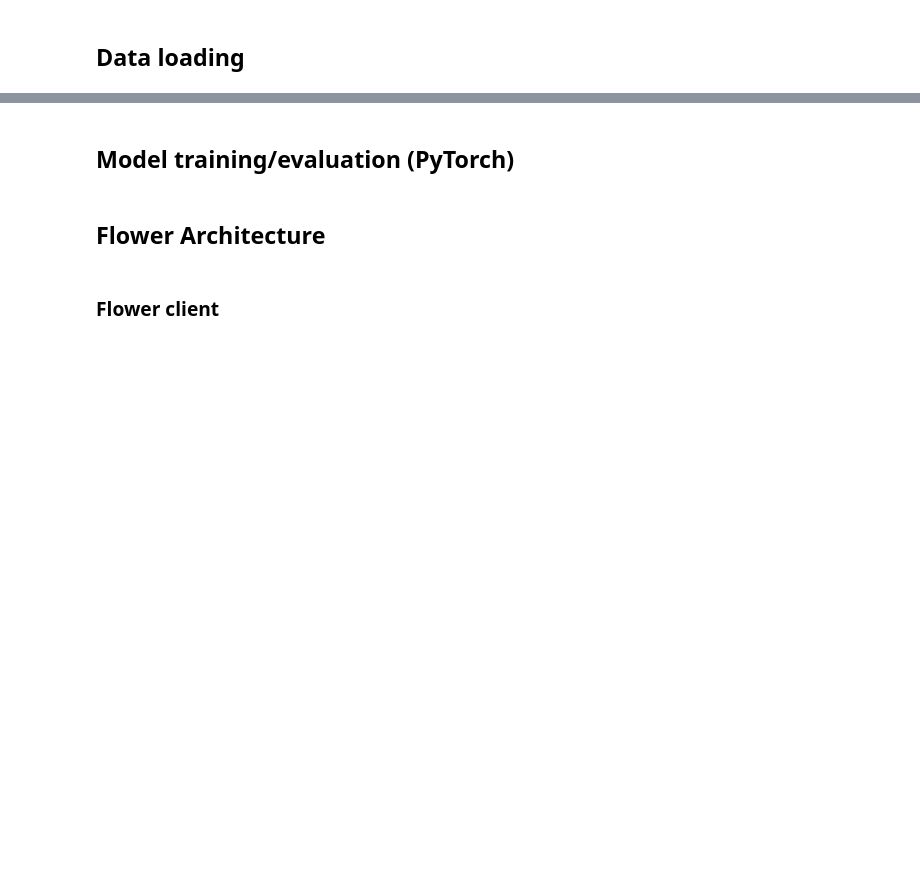
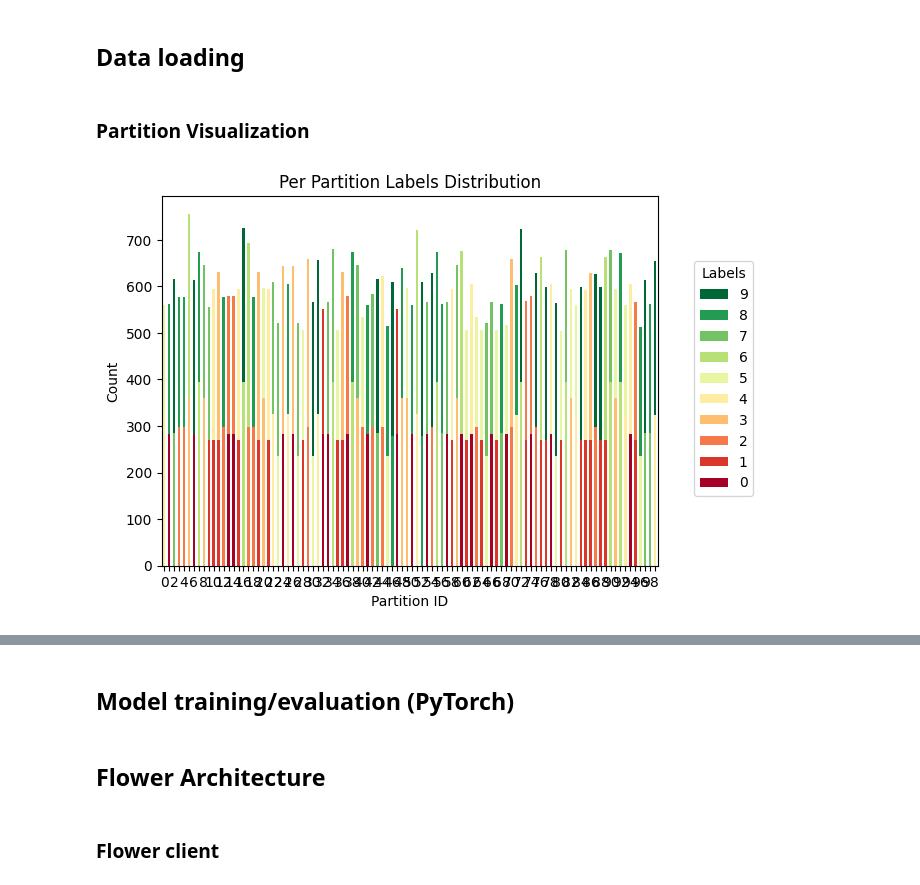
Before and after one commit to artsasse/fedkan, a Jupyter notebook: Flower_MNIST_MLP.ipynb, the cells around one changed output, grey strips where cells are left out. Cells and saved outputs as stored; diff of their text form; code cells hidden in the pictures; blank space fills up the shorter version.

```diff
--- a/Flower_MNIST_MLP.ipynb
+++ b/Flower_MNIST_MLP.ipynb
@@ -63,5 +76,25 @@ Flower 1.11.0 / PyTorch 2.4.0+cu121
 # %% [markdown]
 ## Data loading
+# %%
+def create_flower_dataset():
+
+    # Following FedProx and FedAvg partition scheme
+    partitioner = PathologicalPartitioner(
+        num_partitions=NUM_PARTITIONS,
+        partition_by="label",
+        num_classes_per_partition=2,
+        shuffle=True,
+        seed=SEED
+        )
+
+    fds = FederatedDataset(
+        dataset="mnist",
+        partitioners={"train": partitioner},
+        shuffle=True,
+        seed=SEED
+        )
+
+    return fds
 # %%
 def load_datasets(partition_id: int, num_partitions: int):
 
@@ -96,3 +122,20 @@ def load_datasets(partition_id: int, num_partitions: int):
                             )
 
     return trainloader, testloader
+# %% [markdown]
+### Partition Visualization
+# %%
+visual_fds = create_flower_dataset()
+visual_partitioner = visual_fds.partitioners["train"]
+fig, ax, df = plot_label_distributions(
+    visual_partitioner,
+    label_name="label",
+    plot_type="bar",
+    size_unit="absolute",
+    partition_id_axis="x",
+    legend=True,
+    verbose_labels=True,
+    title="Per Partition Labels Distribution",
+)
+# %% [output]
+[figure, added]
```
Also changed, not shown: parts of 15 cells of this notebook.
